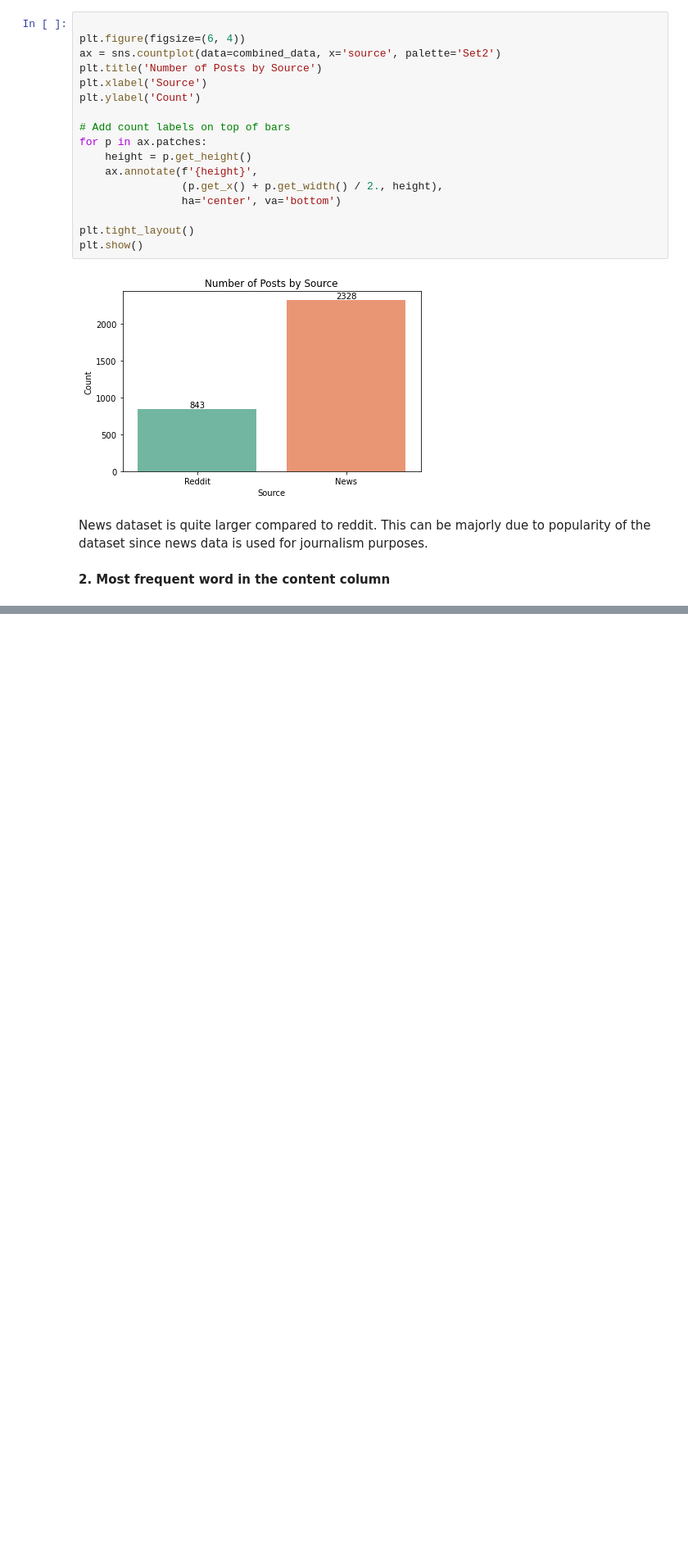
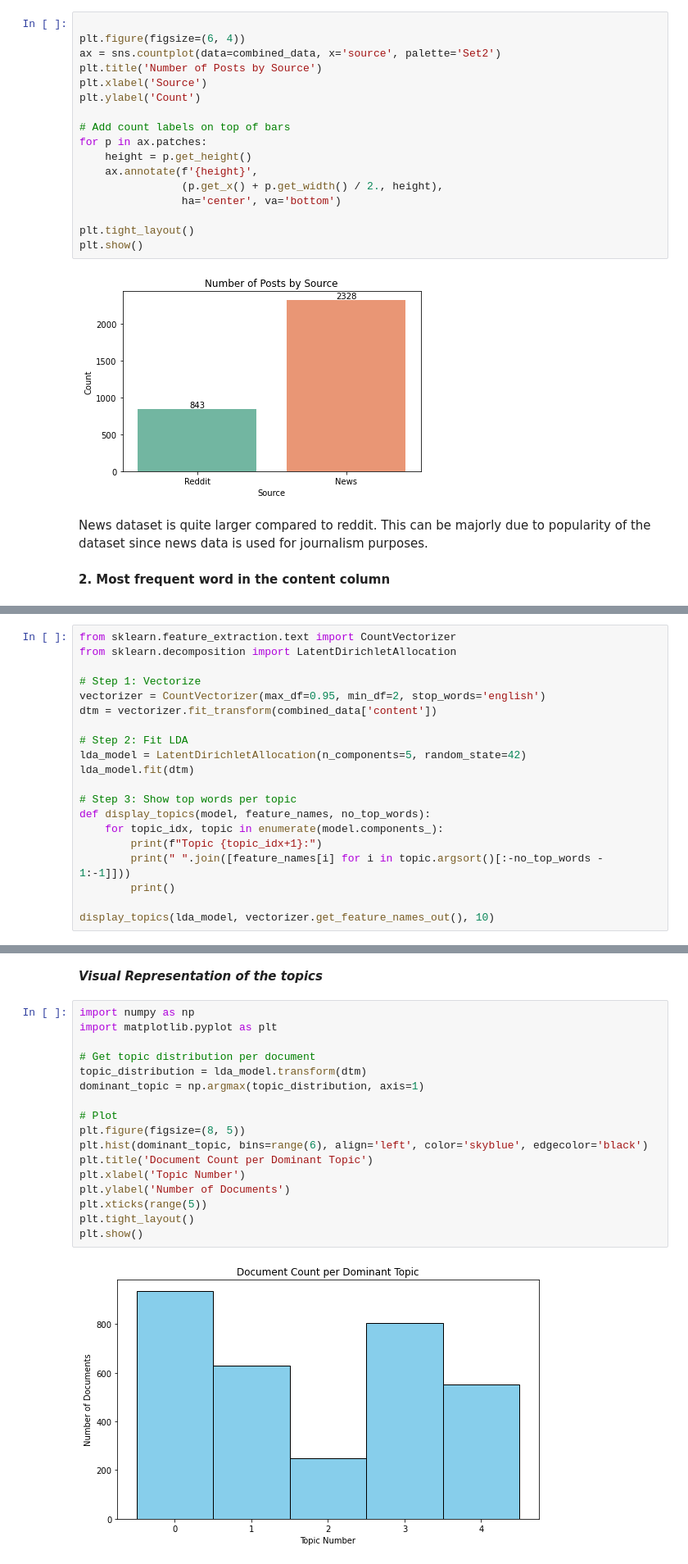
Before and after one commit to L-N-E0/USAID-Kenya-Sentiment-Analysis, a Jupyter notebook: notebooks/Joseline.ipynb, the cells around one changed output, grey strips where cells are left out. Shown at 82% size. Drawn from its saved outputs; the diff is of its cells as text; blank space fills up the shorter version.

```diff
--- a/notebooks/Joseline.ipynb
+++ b/notebooks/Joseline.ipynb
@@ -610,0 +589,20 @@ plt.show()
+# %%
+from sklearn.feature_extraction.text import CountVectorizer
+from sklearn.decomposition import LatentDirichletAllocation
+
+# Step 1: Vectorize
+vectorizer = CountVectorizer(max_df=0.95, min_df=2, stop_words='english')
+dtm = vectorizer.fit_transform(combined_data['content'])
+
+# Step 2: Fit LDA
+lda_model = LatentDirichletAllocation(n_components=5, random_state=42)
+lda_model.fit(dtm)
+
+# Step 3: Show top words per topic
+def display_topics(model, feature_names, no_top_words):
+    for topic_idx, topic in enumerate(model.components_):
+        print(f"Topic {topic_idx+1}:")
+        print(" ".join([feature_names[i] for i in topic.argsort()[:-no_top_words - 1:-1]]))
+        print()
+
+display_topics(lda_model, vectorizer.get_feature_names_out(), 10)
@@ -610,0 +624,21 @@ plt.show()
+# %% [markdown]
+***Visual Representation of the topics***
+# %%
+import numpy as np
+import matplotlib.pyplot as plt
+
+# Get topic distribution per document
+topic_distribution = lda_model.transform(dtm)
+dominant_topic = np.argmax(topic_distribution, axis=1)
+
+# Plot
+plt.figure(figsize=(8, 5))
+plt.hist(dominant_topic, bins=range(6), align='left', color='skyblue', edgecolor='black')
+plt.title('Document Count per Dominant Topic')
+plt.xlabel('Topic Number')
+plt.ylabel('Number of Documents')
+plt.xticks(range(5))
+plt.tight_layout()
+plt.show()
+# %% [output]
+[figure, added]
```
Also changed, not shown: parts of 30 cells of this notebook.
